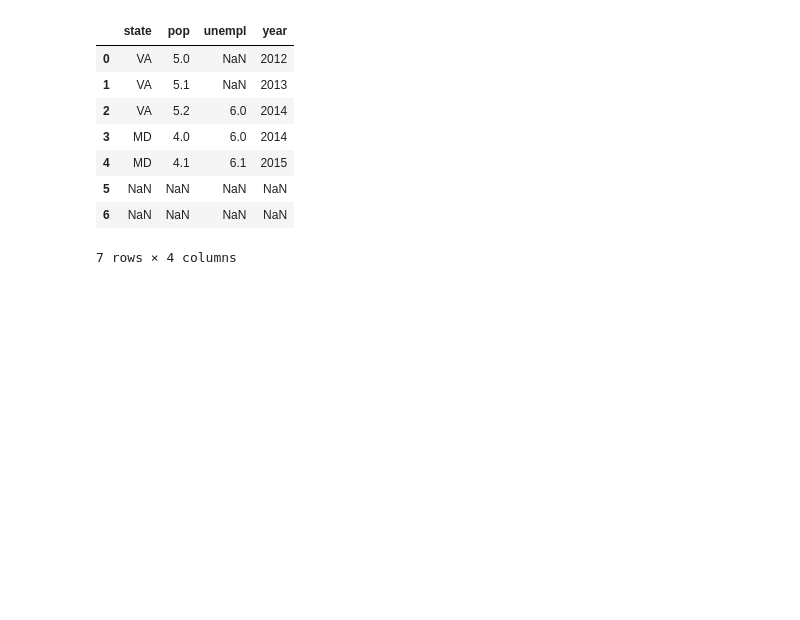
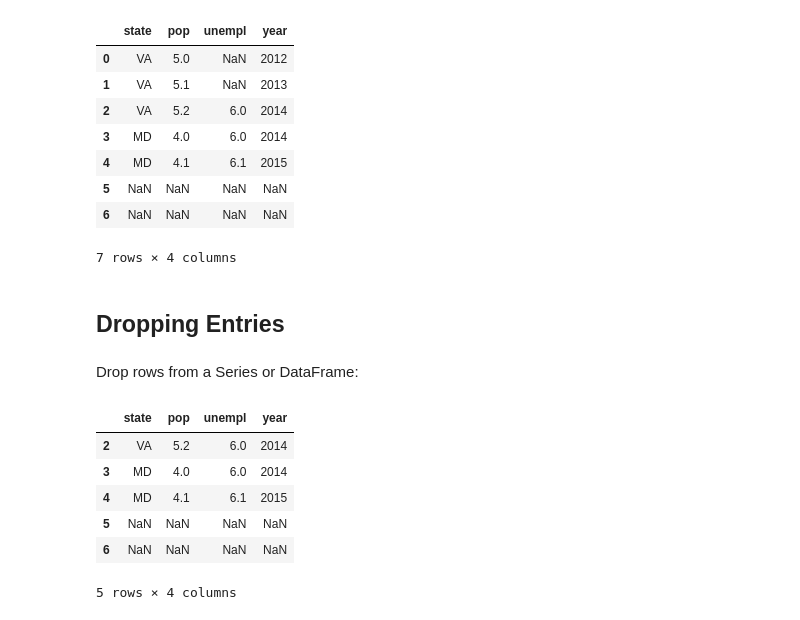
Before and after one commit to donnemartin/data-science-ipython-notebooks, a Jupyter notebook: pandas/pandas.ipynb, the cells around one changed output. Cells and saved outputs as stored; diff of their text form; code cells hidden in the pictures; blank space fills up the shorter version.

Commit message:
Added dropping entries snippets.

```diff
--- a/pandas/pandas.ipynb
+++ b/pandas/pandas.ipynb
@@ -471,7 +472,8 @@ frame_3.reindex(index=list(reversed(range(0, 6))),
 # %% [markdown]
 Reindex using ix:
 # %%
-frame_3.ix[range(0, 7), ['state', 'pop', 'unempl', 'year']]
+frame_6 = frame_3.ix[range(0, 7), ['state', 'pop', 'unempl', 'year']]
+frame_6
 # %% [output]
 |  | state | pop | unempl | year |
 | 0 | VA | 5.0 | NaN | 2012 |
@@ -482,3 +484,18 @@ frame_3.ix[range(0, 7), ['state', 'pop', 'unempl', 'year']]
 | 5 | NaN | NaN | NaN | NaN |
 | 6 | NaN | NaN | NaN | NaN |
 7 rows × 4 columns
+# %% [markdown]
+## Dropping Entries
+# %% [markdown]
+Drop rows from a Series or DataFrame:
+# %%
+frame_7 = frame_6.drop([0, 1])
+frame_7
+# %% [output]
+|  | state | pop | unempl | year |
+| 2 | VA | 5.2 | 6.0 | 2014 |
+| 3 | MD | 4.0 | 6.0 | 2014 |
+| 4 | MD | 4.1 | 6.1 | 2015 |
+| 5 | NaN | NaN | NaN | NaN |
+| 6 | NaN | NaN | NaN | NaN |
+5 rows × 4 columns
```
Also changed, not shown: parts of 3 cells of this notebook.
